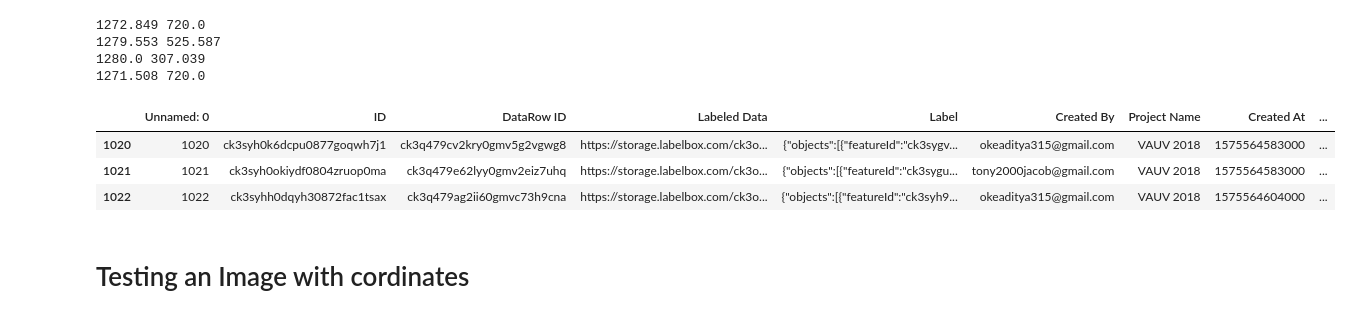
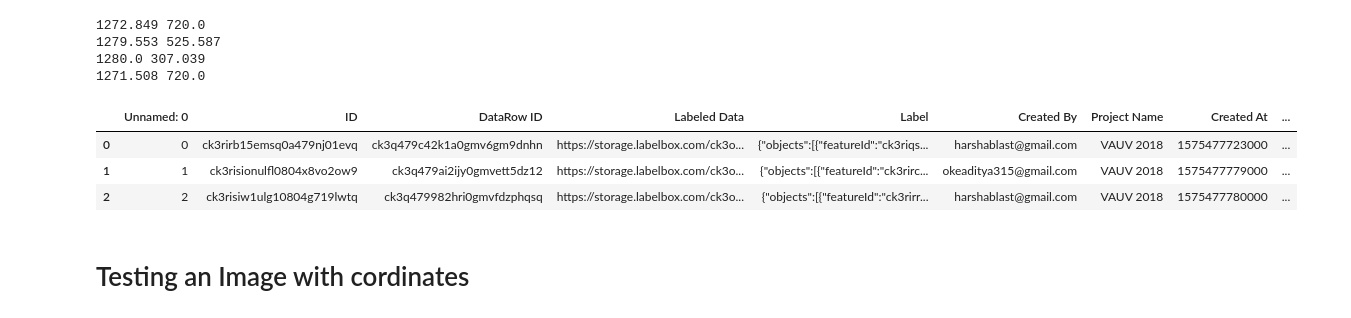
Before and after one commit to ashvath100/computer-vision, a Jupyter notebook: experimentation/Data_Cleaning/Data_YOLO.ipynb, the cells around one changed output. Saved outputs shown, nothing was run; the diff lists cells and outputs as text; code cells hidden in the pictures.

```diff
--- a/experimentation/Data_Cleaning/Data_YOLO.ipynb
+++ b/experimentation/Data_Cleaning/Data_YOLO.ipynb
@@ -98,12 +104,12 @@ df = fill_class_id(df)
 column_resized = ['x1', 'x2', 'x3', 'x4', 'y1', 'y1', 'y3', 'y4', 'x_min', 'x_max', 'y_min', 'y_max']
 df = resize_column(df, column_resized)
 # %%
-df.tail(3)
+df.head(3)
 # %% [output]
 |  | Unnamed: 0 | ID | DataRow ID | Labeled Data | Label | Created By | Project Name | Created At | ... |
-| 1020 | 1020 | ck3syh0k6dcpu0877goqwh7j1 | ck3q479cv2kry0gmv5g2vgwg8 | https://storage.labelbox.com/ck3o... | {"objects":[{"featureId":"ck3sygv... | okeaditya315@gmail.com | VAUV 2018 | 1575564583000 | ... |
-| 1021 | 1021 | ck3syh0okiydf0804zruop0ma | ck3q479e62lyy0gmv2eiz7uhq | https://storage.labelbox.com/ck3o... | {"objects":[{"featureId":"ck3sygu... | tony2000jacob@gmail.com | VAUV 2018 | 1575564583000 | ... |
-| 1022 | 1022 | ck3syhh0dqyh30872fac1tsax | ck3q479ag2ii60gmvc73h9cna | https://storage.labelbox.com/ck3o... | {"objects":[{"featureId":"ck3syh9... | okeaditya315@gmail.com | VAUV 2018 | 1575564604000 | ... |
+| 0 | 0 | ck3rirb15emsq0a479nj01evq | ck3q479c42k1a0gmv6gm9dnhn | https://storage.labelbox.com/ck3o... | {"objects":[{"featureId":"ck3riqs... | harshablast@gmail.com | VAUV 2018 | 1575477723000 | ... |
+| 1 | 1 | ck3risionulfl0804x8vo2ow9 | ck3q479ai2ijy0gmvett5dz12 | https://storage.labelbox.com/ck3o... | {"objects":[{"featureId":"ck3rirc... | okeaditya315@gmail.com | VAUV 2018 | 1575477779000 | ... |
+| 2 | 2 | ck3risiw1ulg10804g719lwtq | ck3q479982hri0gmvfdzphqsq | https://storage.labelbox.com/ck3o... | {"objects":[{"featureId":"ck3rirr... | harshablast@gmail.com | VAUV 2018 | 1575477780000 | ... |
 # %% [markdown]
 # Testing an Image with cordinates
 # %% [markdown]
```
Also changed, not shown: parts of 20 cells of this notebook, 3 other files.
